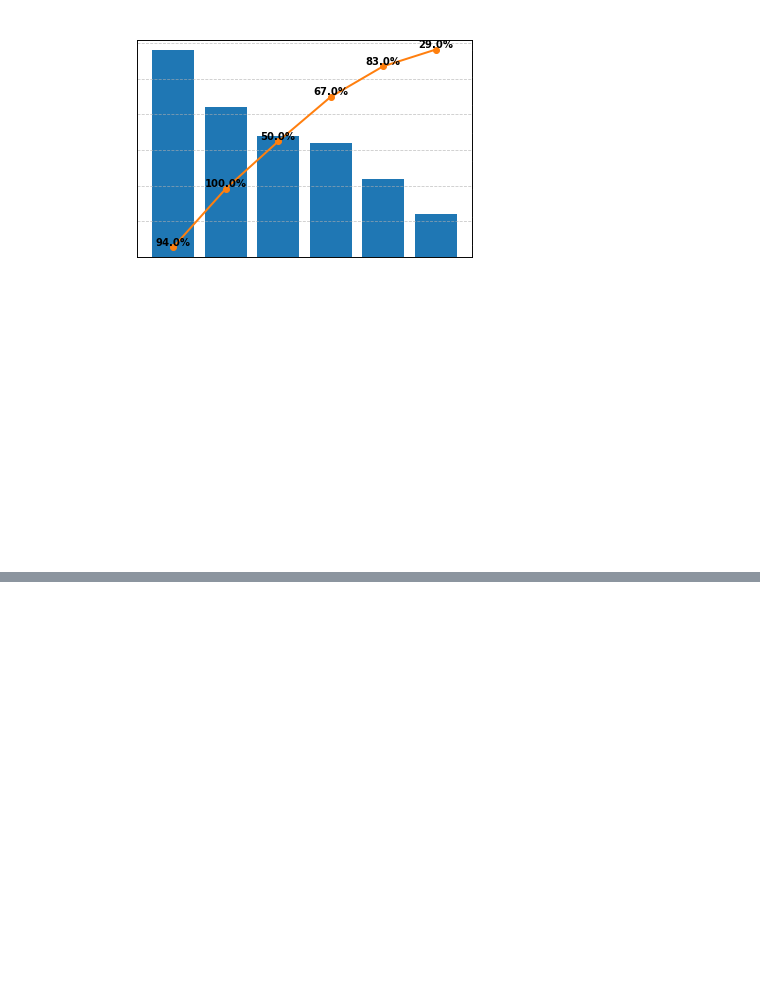
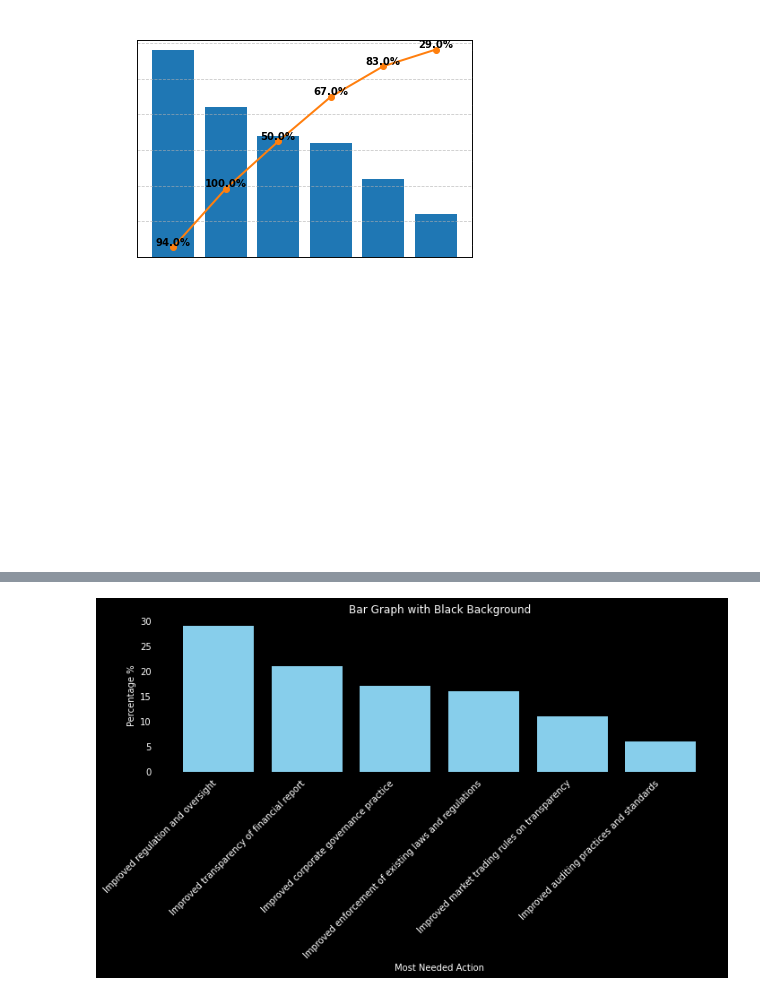
Before and after one commit to Maruf-Ahmad-khan/REVENUE-ANALYSIS, a Jupyter notebook: Visualizing Categorical Variables.ipynb, the cells around one changed output, grey strips where cells are left out. Saved outputs shown, nothing was run; the diff lists cells and outputs as text; code cells hidden in the pictures; blank space fills up the shorter version.

```diff
--- a/Visualizing Categorical Variables.ipynb
+++ b/Visualizing Categorical Variables.ipynb
@@ -163,0 +285,52 @@ df_sorted
+# %%
+import pandas as pd
+import matplotlib.pyplot as plt
+
+# Define the BarGraphVisualizer class
+class BarGraphVisualizer:
+    def __init__(self, data):
+        self.data = data
+
+    def plot_bar_graph(self):
+        # Create the bar graph
+        fig, ax = plt.subplots(figsize=(10, 6))
+
+        # Bar plot for individual percentages
+        ax.bar(self.data['Most_Needed_Action'], self.data['Percentage_%'], color='skyblue')
+
+        # Set white labels and a black background
+        ax.set_ylabel('Percentage %', color='white')
+        ax.set_xlabel('Most Needed Action', color='white')
+        plt.title('Bar Graph with Black Background', color='white')
+        plt.xticks(rotation=45, ha='right', color='white')
+        ax.tick_params(axis='y', labelcolor='white')
+
+        # Set the background color to black
+        fig.patch.set_facecolor('black')
+        ax.set_facecolor('black')
+
+        # Display the plot
+        plt.tight_layout()
+        plt.show()
+
+# Sample data
+Online_Survey = {
+    'Most_Needed_Action': [
+        'Improved regulation and oversight',
+        'Improved transparency of financial report',
+        'Improved corporate governance practice',
+        'Improved enforcement of existing laws and regulations',
+        'Improved market trading rules on transparency',
+        'Improved auditing practices and standards'
+    ],
+    'Percentage_%': [29, 21, 17, 16, 11, 6]
+}
+
+# Create DataFrame
+data = pd.DataFrame(Online_Survey)
+
+# Instantiate the BarGraphVisualizer class and call the plot_bar_graph method
+visualizer = BarGraphVisualizer(data)
+visualizer.plot_bar_graph()
+# %% [output]
+[figure, added]
```
Also changed, not shown: parts of 6 cells of this notebook, 1 other file.
